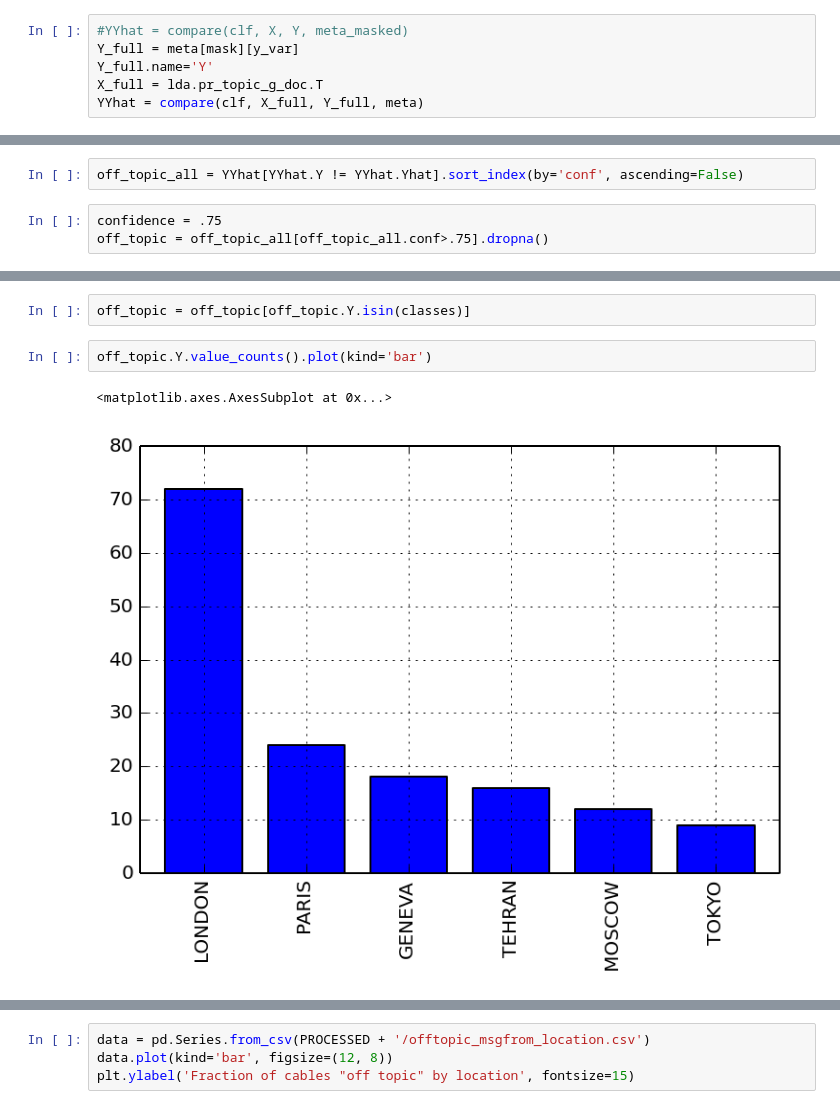
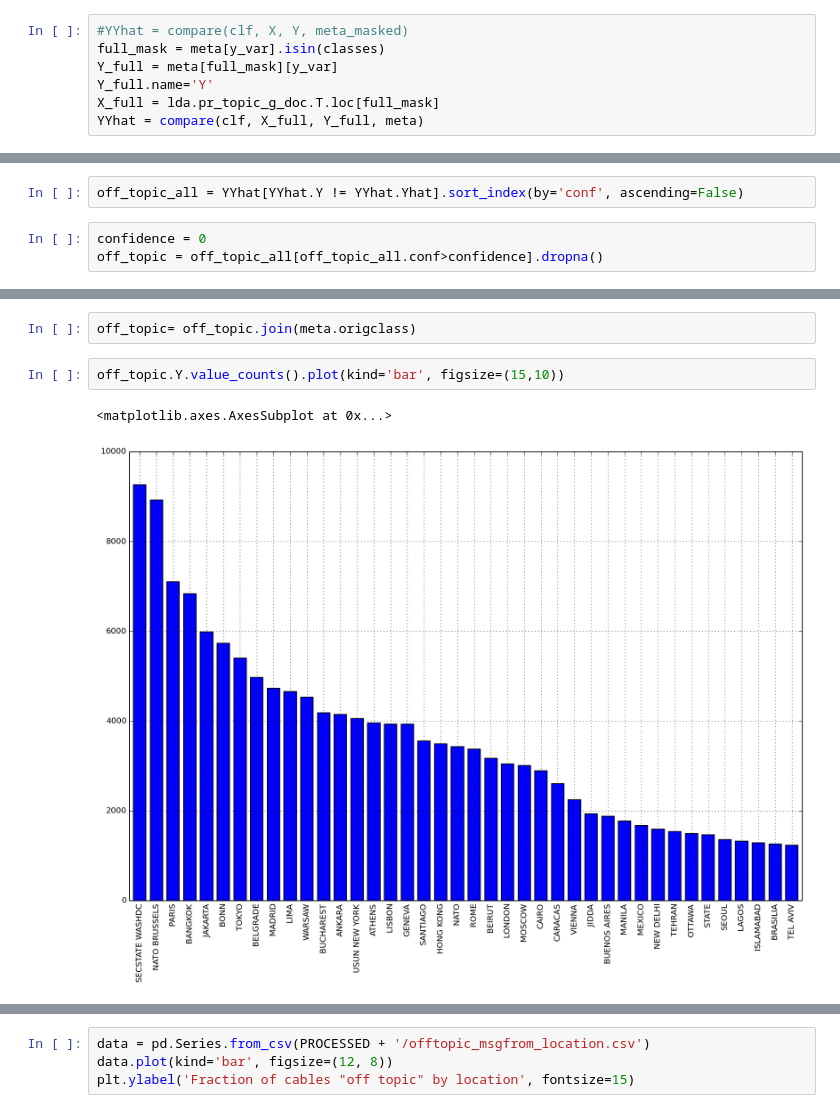
Before and after one commit to darth-cheney/declass, a Jupyter notebook: notebooks/cables-01-daniel.ipynb, the cells around one changed output, grey strips where cells are left out. Drawn from its saved outputs; the diff is of its cells as text.

```diff
--- a/notebooks/cables-01-daniel.ipynb
+++ b/notebooks/cables-01-daniel.ipynb
@@ -429,6 +474,7 @@ Y.shape, X.shape
 # %%
 #YYhat = compare(clf, X, Y, meta_masked)
-Y_full = meta[mask][y_var]
+full_mask = meta[y_var].isin(classes)
+Y_full = meta[full_mask][y_var]
 Y_full.name='Y'
-X_full = lda.pr_topic_g_doc.T
+X_full = lda.pr_topic_g_doc.T.loc[full_mask]
 YYhat = compare(clf, X_full, Y_full, meta)
@@ -455,8 +499,8 @@ Name: miklos, dtype: float64
 # %%
 off_topic_all = YYhat[YYhat.Y != YYhat.Yhat].sort_index(by='conf', ascending=False)
 # %%
-confidence = .75
-off_topic = off_topic_all[off_topic_all.conf>.75].dropna()
+confidence = 0
+off_topic = off_topic_all[off_topic_all.conf>confidence].dropna()
 # %%
 off_topic.Yhat.value_counts()
 # %% [output]
@@ -470,8 +523,8 @@ TEHRAN       4270
 dtype: int64
-# %%
-off_topic = off_topic[off_topic.Y.isin(classes)]
+# %%
+off_topic= off_topic.join(meta.origclass)
 # %%
-off_topic.Y.value_counts().plot(kind='bar')
+off_topic.Y.value_counts().plot(kind='bar', figsize=(15,10))
 # %% [output]
 <matplotlib.axes.AxesSubplot at 0x...>
-[figure, old version]
+[figure, new version]
```
Also changed, not shown: parts of 59 cells of this notebook.
